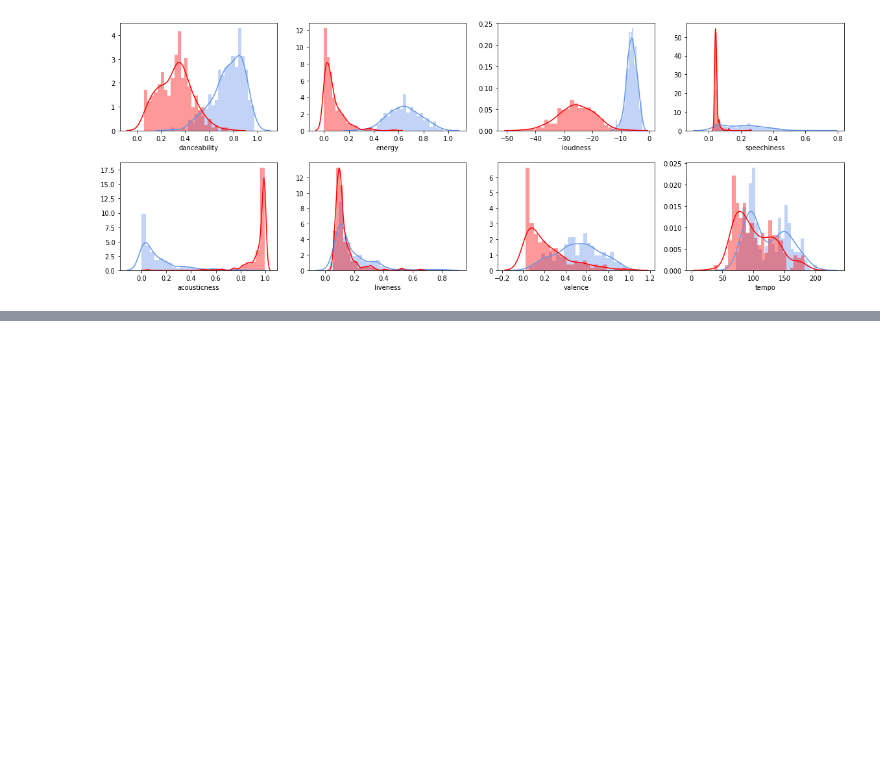
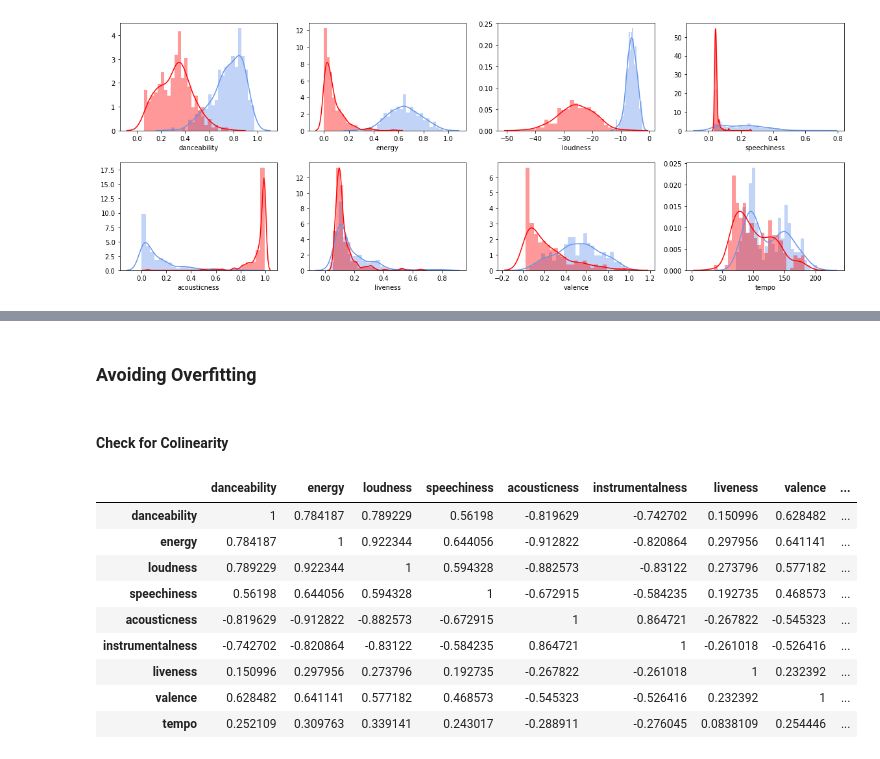
Before and after one commit to stujenn/genre-classifier, a Jupyter notebook: Spotipy_analysis.ipynb, the cells around one changed output, grey strips where cells are left out. Saved outputs shown, nothing was run; the diff lists cells and outputs as text; code cells hidden in the pictures; blank space fills up the shorter version.

```diff
--- a/Spotipy_analysis.ipynb
+++ b/Spotipy_analysis.ipynb
@@ -171,0 +186,19 @@ Test accuracy: 0.995
+# %% [markdown]
+### Avoiding Overfitting
+# %% [markdown]
+#### Check for Colinearity
+# %%
+# Create a correlation matrix of the continuous variables
+corr_metrics = tracks.drop(['key', 'mode', 'duration_ms', 'time_signature', 'target'], axis=1).corr()
+corr_metrics.style.background_gradient()
+# %% [output]
+|  | danceability | energy | loudness | speechiness | acousticness | instrumentalness | liveness | valence | ... |
+| danceability | 1 | 0.784187 | 0.789229 | 0.56198 | -0.819629 | -0.742702 | 0.150996 | 0.628482 | ... |
+| energy | 0.784187 | 1 | 0.922344 | 0.644056 | -0.912822 | -0.820864 | 0.297956 | 0.641141 | ... |
+| loudness | 0.789229 | 0.922344 | 1 | 0.594328 | -0.882573 | -0.83122 | 0.273796 | 0.577182 | ... |
+| speechiness | 0.56198 | 0.644056 | 0.594328 | 1 | -0.672915 | -0.584235 | 0.192735 | 0.468573 | ... |
+| acousticness | -0.819629 | -0.912822 | -0.882573 | -0.672915 | 1 | 0.864721 | -0.267822 | -0.545323 | ... |
+| instrumentalness | -0.742702 | -0.820864 | -0.83122 | -0.584235 | 0.864721 | 1 | -0.261018 | -0.526416 | ... |
+| liveness | 0.150996 | 0.297956 | 0.273796 | 0.192735 | -0.267822 | -0.261018 | 1 | 0.232392 | ... |
+| valence | 0.628482 | 0.641141 | 0.577182 | 0.468573 | -0.545323 | -0.526416 | 0.232392 | 1 | ... |
+| tempo | 0.252109 | 0.309763 | 0.339141 | 0.243017 | -0.288911 | -0.276045 | 0.0838109 | 0.254446 | ... |
```
Also changed, not shown: parts of 25 cells of this notebook.
